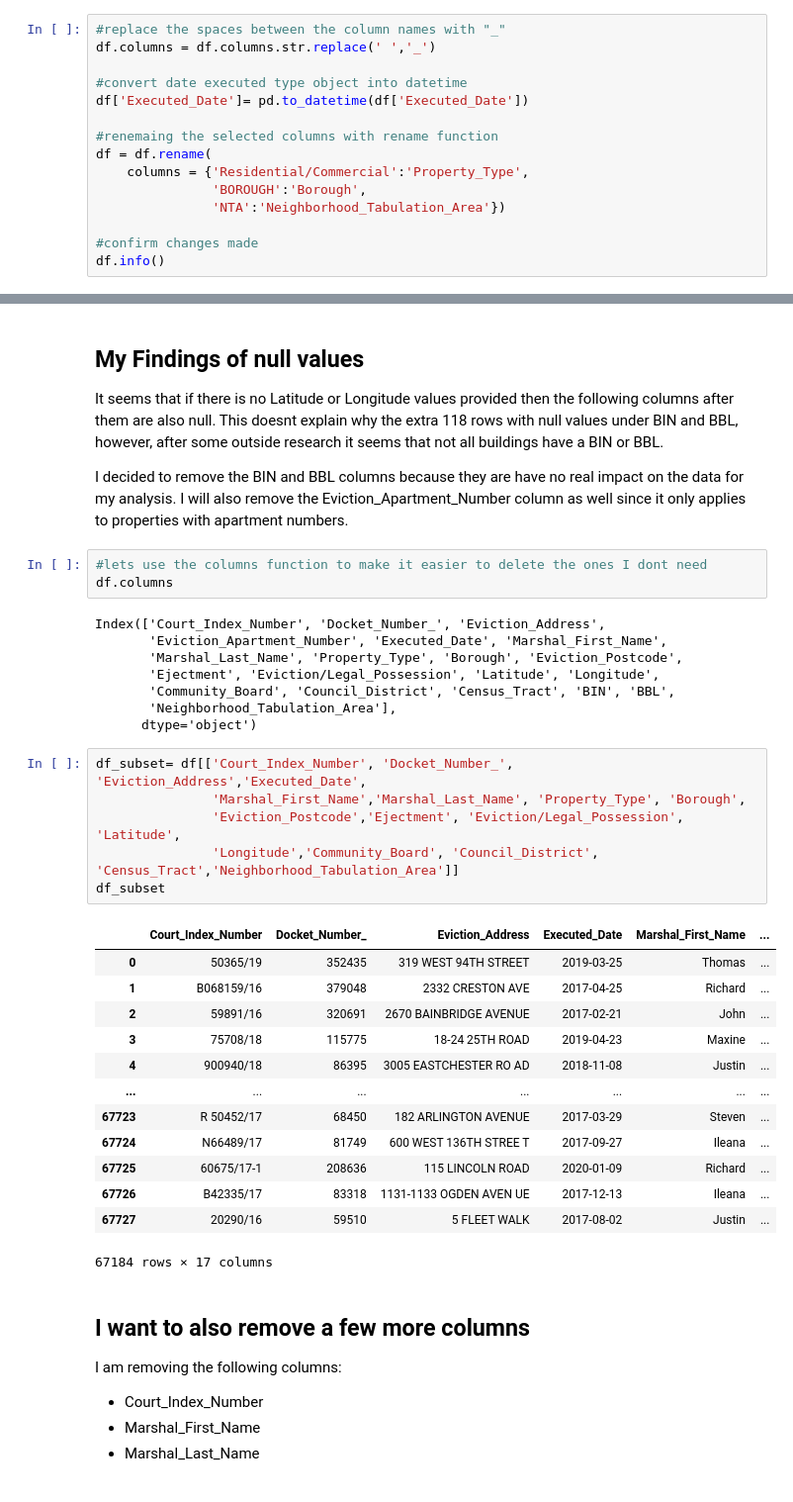
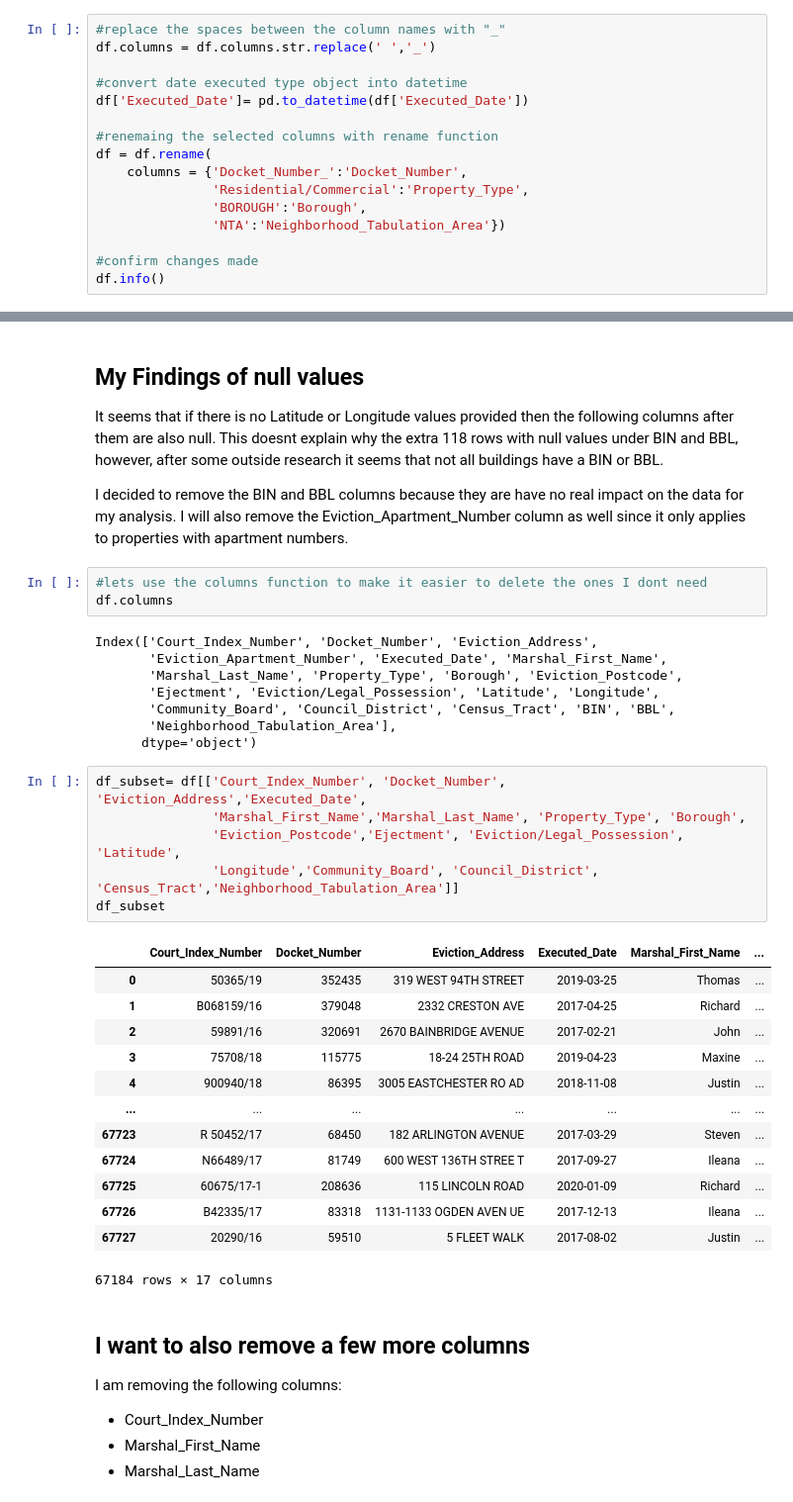
Before and after one commit to mmsouza114/Project01-Evictions, a Jupyter notebook: explore-clean-prepare.ipynb, the cells around one changed output, grey strips where cells are left out. Shown at 99% size. Drawn from its saved outputs; the diff is of its cells as text.

```diff
--- a/explore-clean-prepare.ipynb
+++ b/explore-clean-prepare.ipynb
@@ -64,7 +64,8 @@ df['Executed_Date']= pd.to_datetime(df['Executed_Date'])
 
 #renemaing the selected columns with rename function
 df = df.rename(
-    columns = {'Residential/Commercial':'Property_Type',
+    columns = {'Docket_Number_':'Docket_Number',
+               'Residential/Commercial':'Property_Type',
                'BOROUGH':'Borough',
                'NTA':'Neighborhood_Tabulation_Area'})
 
@@ -285,7 +286,7 @@ I decided to remove the BIN and BBL columns because they are have no real impact
 #lets use the columns function to make it easier to delete the ones I dont need
 df.columns
 # %% [output]
-Index(['Court_Index_Number', 'Docket_Number_', 'Eviction_Address',
+Index(['Court_Index_Number', 'Docket_Number', 'Eviction_Address',
        'Eviction_Apartment_Number', 'Executed_Date', 'Marshal_First_Name',
        'Marshal_Last_Name', 'Property_Type', 'Borough', 'Eviction_Postcode',
        'Ejectment', 'Eviction/Legal_Possession', 'Latitude', 'Longitude',
@@ -293,13 +294,13 @@ Index(['Court_Index_Number', 'Docket_Number_', 'Eviction_Address',
        'Neighborhood_Tabulation_Area'],
       dtype='object')
 # %%
-df_subset= df[['Court_Index_Number', 'Docket_Number_', 'Eviction_Address','Executed_Date',
+df_subset= df[['Court_Index_Number', 'Docket_Number', 'Eviction_Address','Executed_Date',
                'Marshal_First_Name','Marshal_Last_Name', 'Property_Type', 'Borough',
                'Eviction_Postcode','Ejectment', 'Eviction/Legal_Possession', 'Latitude',
                'Longitude','Community_Board', 'Council_District', 'Census_Tract','Neighborhood_Tabulation_Area']]
 df_subset
 # %% [output]
-|  | Court_Index_Number | Docket_Number_ | Eviction_Address | Executed_Date | Marshal_First_Name | ... |
+|  | Court_Index_Number | Docket_Number | Eviction_Address | Executed_Date | Marshal_First_Name | ... |
 | 0 | 50365/19 | 352435 | 319 WEST 94TH STREET | 2019-03-25 | Thomas | ... |
 | 1 | B068159/16 | 379048 | 2332 CRESTON AVE | 2017-04-25 | Richard | ... |
 | 2 | 59891/16 | 320691 | 2670 BAINBRIDGE AVENUE | 2017-02-21 | John | ... |
```
Also changed, not shown: parts of 17 cells of this notebook, 1 other file.
